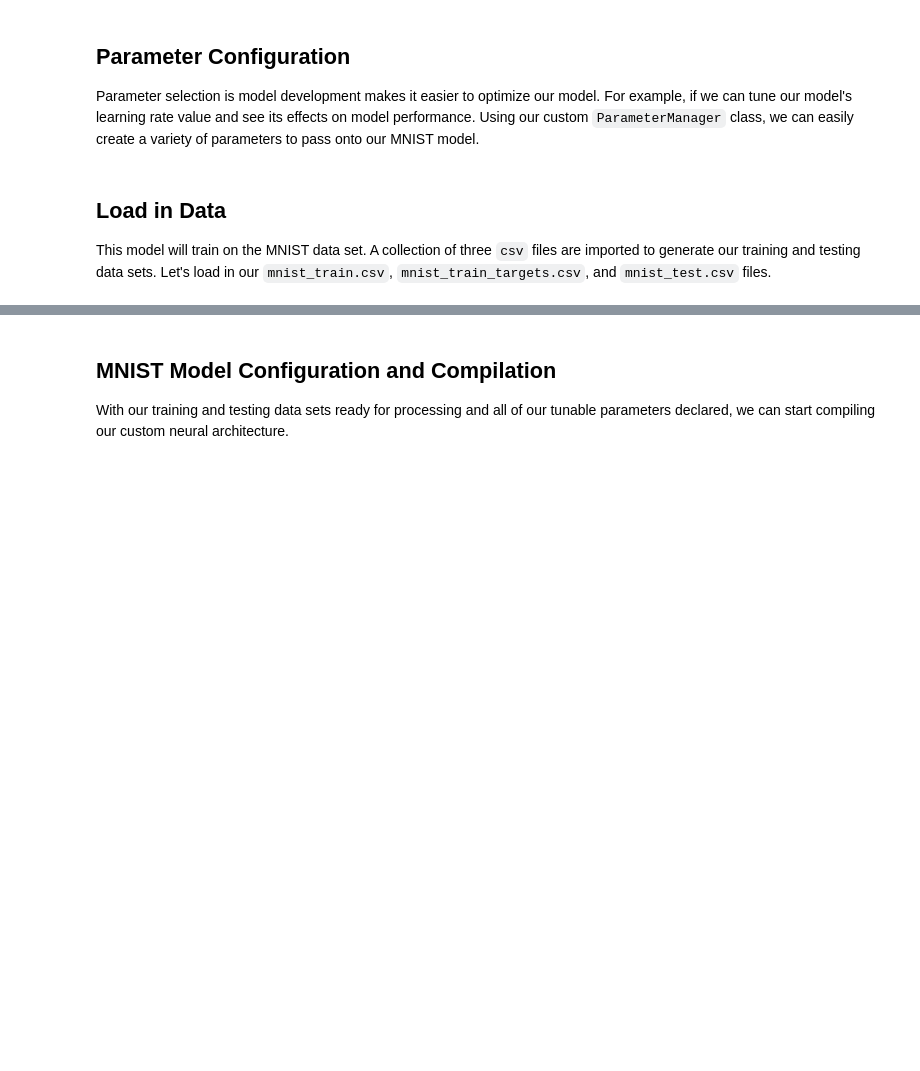
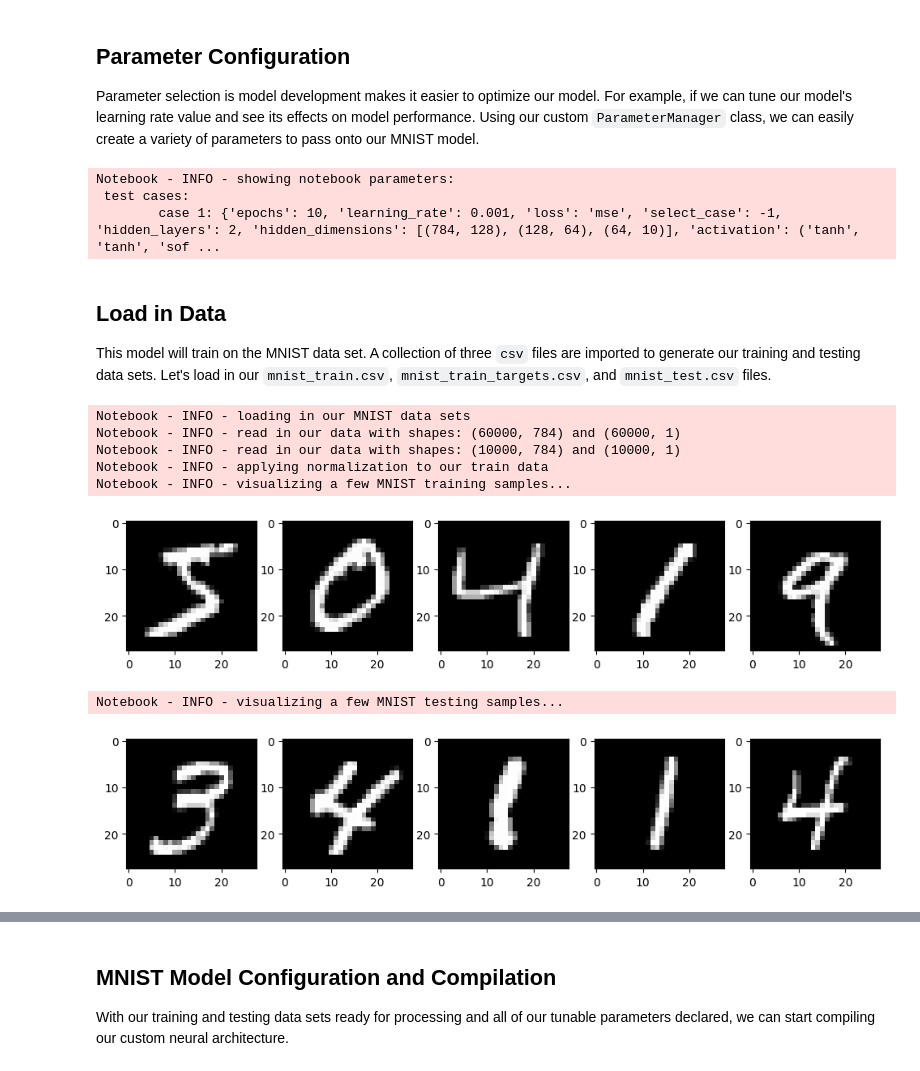
Before and after one commit to juanppalacios/ml-challenge-3, a Jupyter notebook: notebook/ml_challenge_3.ipynb, the cells around one changed output, grey strips where cells are left out. Drawn from its saved outputs; the diff is of its cells as text; code cells hidden in the pictures; blank space fills up the shorter version.

Commit message:
final kaggle submission with notebook outputs

```diff
--- a/notebook/ml_challenge_3.ipynb
+++ b/notebook/ml_challenge_3.ipynb
@@ -45,15 +48,19 @@ Using our custom `ParameterManager` class, we can easily create a variety of par
 parameters = ParameterManager()
 
 # create learning parameters
-parameters.add_parameter(epochs = [15])
-parameters.add_parameter(learning_rate = [0.001]) # note: 0.1 too high, 0.0001 to low?
+parameters.add_parameter(epochs = [10])
+parameters.add_parameter(learning_rate = [0.001])
 parameters.add_parameter(loss = ['mse'])
 parameters.add_parameter(select_case = [-1])
 
 # create an architecture parameter
-parameters.add_nested_parameter(hidden_layers = [2], hidden_dimensions = [256, 128, 64], activation = ['tanh'])
+parameters.add_nested_parameter(hidden_layers = [2], hidden_dimensions = [128, 64, 32], activation = ['tanh'])
 
 tools.info(f'showing notebook parameters: {parameters}')
+# %% [output]
+Notebook - INFO - showing notebook parameters:
+ test cases:
+        case 1: {'epochs': 10, 'learning_rate': 0.001, 'loss': 'mse', 'select_case': -1, 'hidden_layers': 2, 'hidden_dimensions': [(784, 128), (128, 64), (64, 10)], 'activation': ('tanh', 'tanh', 'sof ...
 # %% [markdown]
 ## Load in Data
 This model will train on the MNIST data set.
@@ -62,22 +69,31 @@ Let's load in our `mnist_train.csv`, `mnist_train_targets.csv`, and `mnist_test.
 # %%
 tools.info("loading in our MNIST data sets")
 
 train_data    = tools.load_data("../data/train/mnist_train.csv")
 train_targets = tools.load_data("../data/train/mnist_train_targets.csv", transpose = False)
 test_data     = tools.load_data("../data/test/mnist_test.csv")
 test_targets  = np.zeros((test_data.shape[0], 1), dtype=int)
 
 tools.info(f"read in our data with shapes: {train_data.shape} and {train_targets.shape} ")
 tools.info(f"read in our data with shapes: {test_data.shape} and {test_targets.shape} ")
 
 tools.info("applying normalization to our train data")
 train_data = tools.normalize(train_data)
 test_data  = tools.normalize(test_data)
 
 tools.info("visualizing a few MNIST training samples...")
 tools.visualize(train_data)
 
 tools.info("visualizing a few MNIST testing samples...")
 tools.visualize(test_data)
 
-tools.warning("plots should be labaled!")
+# tools.warning("plots should be labaled!")
+# %% [output]
+Notebook - INFO - loading in our MNIST data sets
+Notebook - INFO - read in our data with shapes: (60000, 784) and (60000, 1)
+Notebook - INFO - read in our data with shapes: (10000, 784) and (10000, 1)
+Notebook - INFO - applying normalization to our train data
+Notebook - INFO - visualizing a few MNIST training samples...
+[figure, added]
+Notebook - INFO - visualizing a few MNIST testing samples...
+[figure, added]
```
Also changed, not shown: parts of 10 cells of this notebook, 8 other files.
